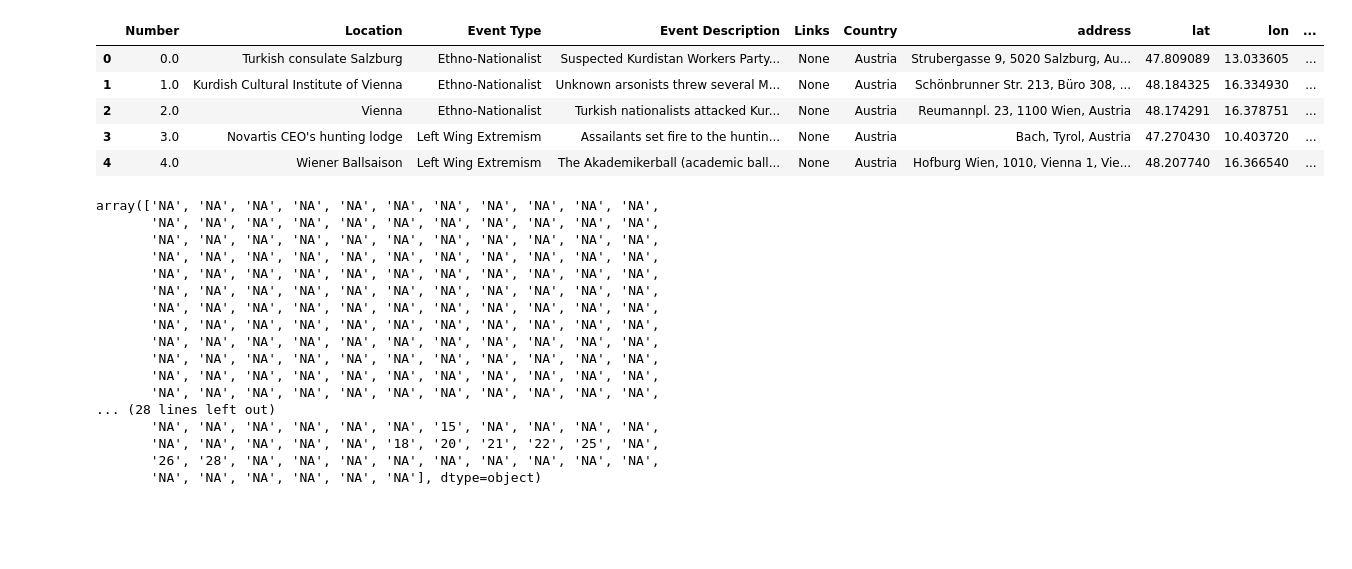
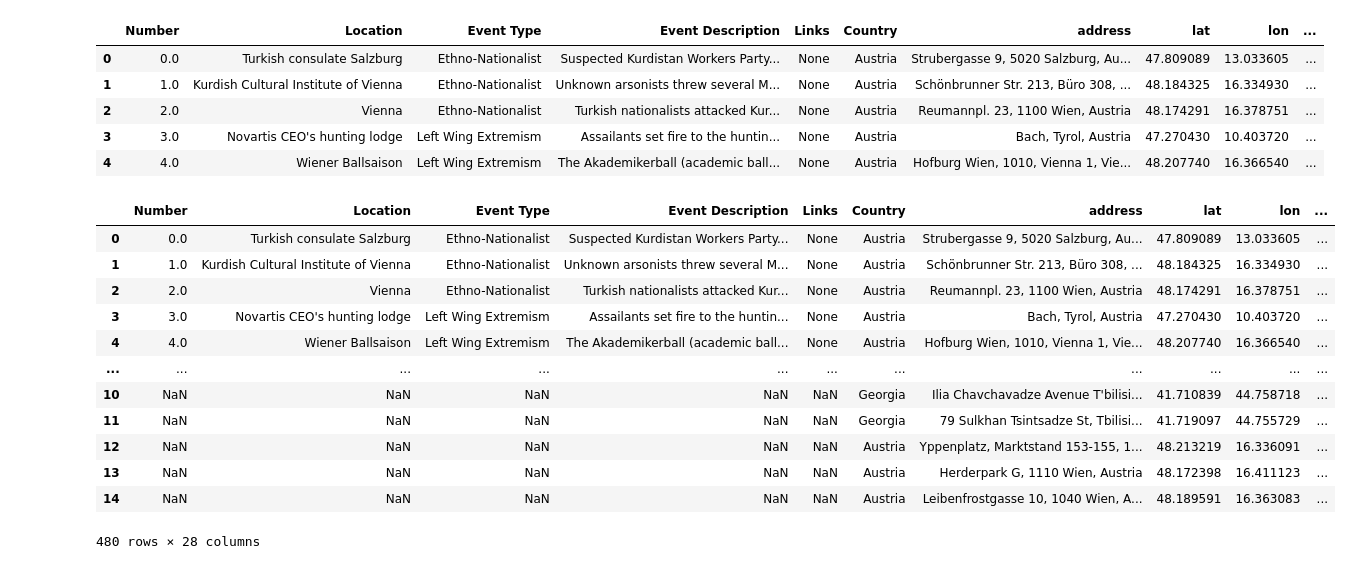
Before and after one commit to cankadir/Radical_Project, a Jupyter notebook: PY/230520_Data_Correction.ipynb, the cells around one changed output. Cells and saved outputs as stored; diff of their text form; code cells hidden in the pictures; blank space fills up the shorter version.

```diff
--- a/PY/230520_Data_Correction.ipynb
+++ b/PY/230520_Data_Correction.ipynb
@@ -263,26 +259,31 @@ total_data['Caption 3'] = total_data['Caption 3'].fillna( 'NA' )
 total_data['Caption 1'] = total_data['Caption 1'].str.replace( 'nan' , 'NA' )
 total_data['Caption 2'] = total_data['Caption 2'].str.replace( 'nan' , 'NA' )
 total_data['Caption 3'] = total_data['Caption 3'].str.replace( 'nan' , 'NA' )
-# %%
-total_data['Image 1'].values
-# %% [output]
-array(['NA', 'NA', 'NA', 'NA', 'NA', 'NA', 'NA', 'NA', 'NA', 'NA', 'NA',
-       'NA', 'NA', 'NA', 'NA', 'NA', 'NA', 'NA', 'NA', 'NA', 'NA', 'NA',
-       'NA', 'NA', 'NA', 'NA', 'NA', 'NA', 'NA', 'NA', 'NA', 'NA', 'NA',
-       'NA', 'NA', 'NA', 'NA', 'NA', 'NA', 'NA', 'NA', 'NA', 'NA', 'NA',
-       'NA', 'NA', 'NA', 'NA', 'NA', 'NA', 'NA', 'NA', 'NA', 'NA', 'NA',
-       'NA', 'NA', 'NA', 'NA', 'NA', 'NA', 'NA', 'NA', 'NA', 'NA', 'NA',
-       'NA', 'NA', 'NA', 'NA', 'NA', 'NA', 'NA', 'NA', 'NA', 'NA', 'NA',
-       'NA', 'NA', 'NA', 'NA', 'NA', 'NA', 'NA', 'NA', 'NA', 'NA', 'NA',
-       'NA', 'NA', 'NA', 'NA', 'NA', 'NA', 'NA', 'NA', 'NA', 'NA', 'NA',
-       'NA', 'NA', 'NA', 'NA', 'NA', 'NA', 'NA', 'NA', 'NA', 'NA', 'NA',
-       'NA', 'NA', 'NA', 'NA', 'NA', 'NA', 'NA', 'NA', 'NA', 'NA', 'NA',
-       'NA', 'NA', 'NA', 'NA', 'NA', 'NA', 'NA', 'NA', 'NA', 'NA', 'NA',
-... (28 lines left out)
-       'NA', 'NA', 'NA', 'NA', 'NA', 'NA', '15', 'NA', 'NA', 'NA', 'NA',
-       'NA', 'NA', 'NA', 'NA', 'NA', '18', '20', '21', '22', '25', 'NA',
-       '26', '28', 'NA', 'NA', 'NA', 'NA', 'NA', 'NA', 'NA', 'NA', 'NA',
-       'NA', 'NA', 'NA', 'NA', 'NA', 'NA'], dtype=object)
+# %%
+# Fill missing Region Info Columns
+total_data['Region'] = total_data['Region'].str.strip()
+
+region_defs = total_data.groupby('Region').agg({"Region Info":lambda x: x.unique()[0]})
+
+total_data = total_data.join( region_defs , on='Region' , rsuffix='_2' )
+total_data['Region Info'] = total_data['Region Info'].fillna( total_data['Region Info_2'] )
+total_data = total_data.drop( 'Region Info_2' , axis=1 )
+
+total_data
+# %% [output]
+|  | Number | Location | Event Type | Event Description | Links | Country | address | lat | lon | ... |
+| 0 | 0.0 | Turkish consulate Salzburg | Ethno-Nationalist | Suspected Kurdistan Workers Party... | None | Austria | Strubergasse 9, 5020 Salzburg, Au... | 47.809089 | 13.033605 | ... |
+| 1 | 1.0 | Kurdish Cultural Institute of Vienna | Ethno-Nationalist | Unknown arsonists threw several M... | None | Austria | Schönbrunner Str. 213, Büro 308, ... | 48.184325 | 16.334930 | ... |
+| 2 | 2.0 | Vienna | Ethno-Nationalist | Turkish nationalists attacked Kur... | None | Austria | Reumannpl. 23, 1100 Wien, Austria | 48.174291 | 16.378751 | ... |
+| 3 | 3.0 | Novartis CEO's hunting lodge | Left Wing Extremism | Assailants set fire to the huntin... | None | Austria | Bach, Tyrol, Austria | 47.270430 | 10.403720 | ... |
+| 4 | 4.0 | Wiener Ballsaison | Left Wing Extremism | The Akademikerball (academic ball... | None | Austria | Hofburg Wien, 1010, Vienna 1, Vie... | 48.207740 | 16.366540 | ... |
+| ... | ... | ... | ... | ... | ... | ... | ... | ... | ... | ... |
+| 10 | NaN | NaN | NaN | NaN | NaN | Georgia | Ilia Chavchavadze Avenue T'bilisi... | 41.710839 | 44.758718 | ... |
+| 11 | NaN | NaN | NaN | NaN | NaN | Georgia | 79 Sulkhan Tsintsadze St, Tbilisi... | 41.719097 | 44.755729 | ... |
+| 12 | NaN | NaN | NaN | NaN | NaN | Austria | Yppenplatz, Marktstand 153-155, 1... | 48.213219 | 16.336091 | ... |
+| 13 | NaN | NaN | NaN | NaN | NaN | Austria | Herderpark G, 1110 Wien, Austria | 48.172398 | 16.411123 | ... |
+| 14 | NaN | NaN | NaN | NaN | NaN | Austria | Leibenfrostgasse 10, 1040 Wien, A... | 48.189591 | 16.363083 | ... |
+480 rows × 28 columns
 # %%
 total_data.to_json(
     r'C:\Git_Repo\Radical_Project\radmap\radmap\public\data\data_update_7.json',
```
Also changed, not shown: parts of 3 cells of this notebook, 7 other files.
